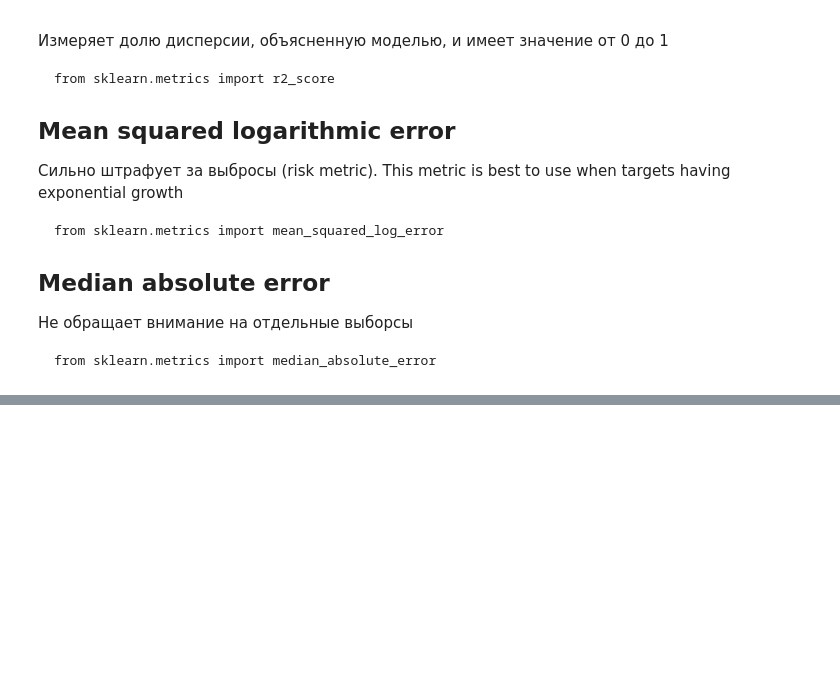
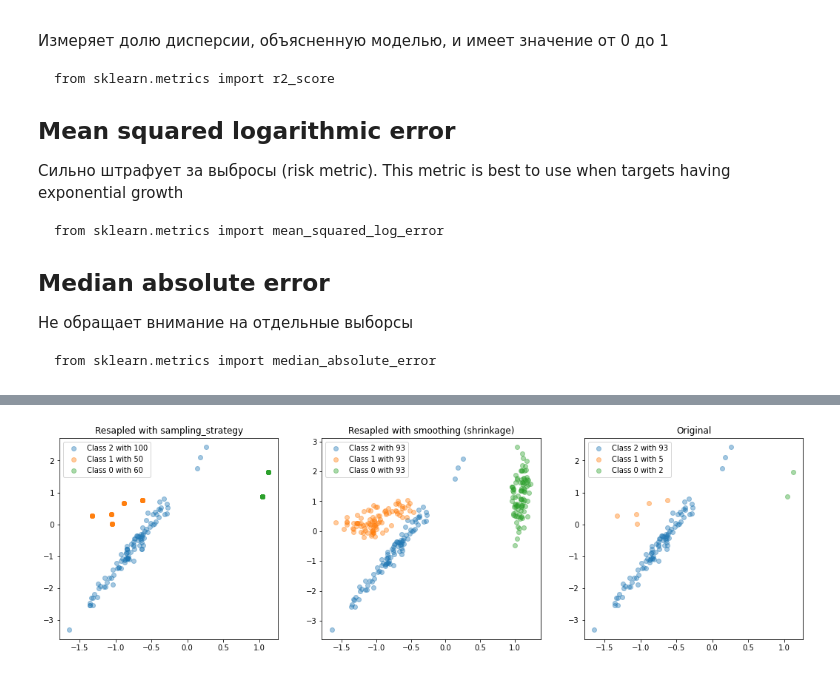
Before and after one commit to kuzminRM/My_ML_Notes, a Jupyter notebook: ML_cheat_sheet.ipynb, the cells around one changed output, grey strips where cells are left out. Saved outputs shown, nothing was run; the diff lists cells and outputs as text; code cells hidden in the pictures; blank space fills up the shorter version.

```diff
--- a/ML_cheat_sheet.ipynb
+++ b/ML_cheat_sheet.ipynb
@@ -680,0 +769,47 @@ from sklearn.metrics import median_absolute_error
+# %%
+from sklearn.datasets import make_classification
+from imblearn.over_sampling import RandomOverSampler
+from collections import Counter
+from matplotlib import pyplot as plt
+
+X, y = make_classification(n_samples=100, n_features=2, n_informative=2,
+                           n_redundant=0, n_repeated=0, n_classes=3,
+                           n_clusters_per_class=1,
+                           weights=[0.02, 0.05, 0.93],
+                           class_sep=0.8, random_state=1)
+
+df = pd.DataFrame(X)
+df['y'] = y
+
+#Resapled with sampling_strategy
+ros = RandomOverSampler(sampling_strategy={0: 60, 1:50, 2:100}, random_state=0)
+X_resampled_1, y_resampled_1 = ros.fit_resample(X, y)
+
+df_resampled_1 = pd.DataFrame(X_resampled_1)
+df_resampled_1['y'] = y_resampled_1
+
+#Resapled with smoothing (shrinkage)
+ros = RandomOverSampler(shrinkage={0:3, 1:1}, random_state=0)
+X_resampled_2, y_resampled_2 = ros.fit_resample(X, y)
+
+df_resampled_2 = pd.DataFrame(X_resampled_2)
+df_resampled_2['y'] = y_resampled_2
+
+fig, (ax1 ,ax2, ax3) = plt.subplots(1, 3, figsize=(18, 5))
+for cls in df['y'].unique():
+  ax1.scatter(df_resampled_1[df_resampled_1['y']==cls][0], df_resampled_1[df_resampled_1['y']==cls][1], label=f"Class {cls} with {len(df_resampled_1[df_resampled_1['y']==cls][0])}", alpha=0.4)
+  ax2.scatter(df_resampled_2[df_resampled_2['y']==cls][0], df_resampled_2[df_resampled_2['y']==cls][1], label=f"Class {cls} with {len(df_resampled_2[df_resampled_2['y']==cls][0])}", alpha=0.4)
+  ax3.scatter(df[df['y']==cls][0], df[df['y']==cls][1], label=f"Class {cls} with {len(df[df['y']==cls][0])}", alpha=0.4)
+
+ax1.legend()
+ax1.set_title('Resapled with sampling_strategy')
+
+ax2.legend()
+ax2.set_title('Resapled with smoothing (shrinkage)')
+
+ax3.legend()
+ax3.set_title('Original')
+
+plt.show()
+# %% [output]
+[figure, added]
```
Also changed, not shown: parts of 13 cells of this notebook.
